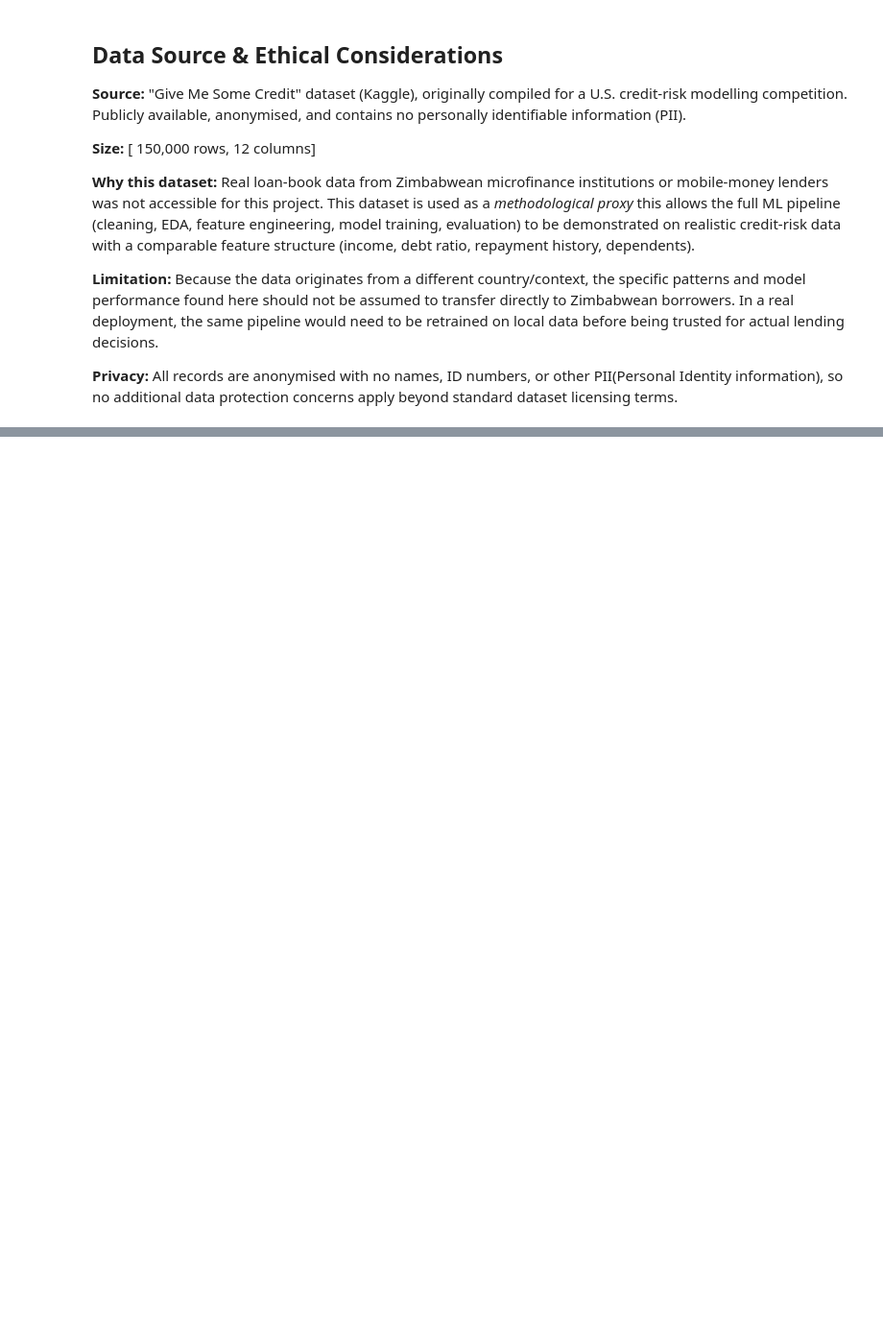
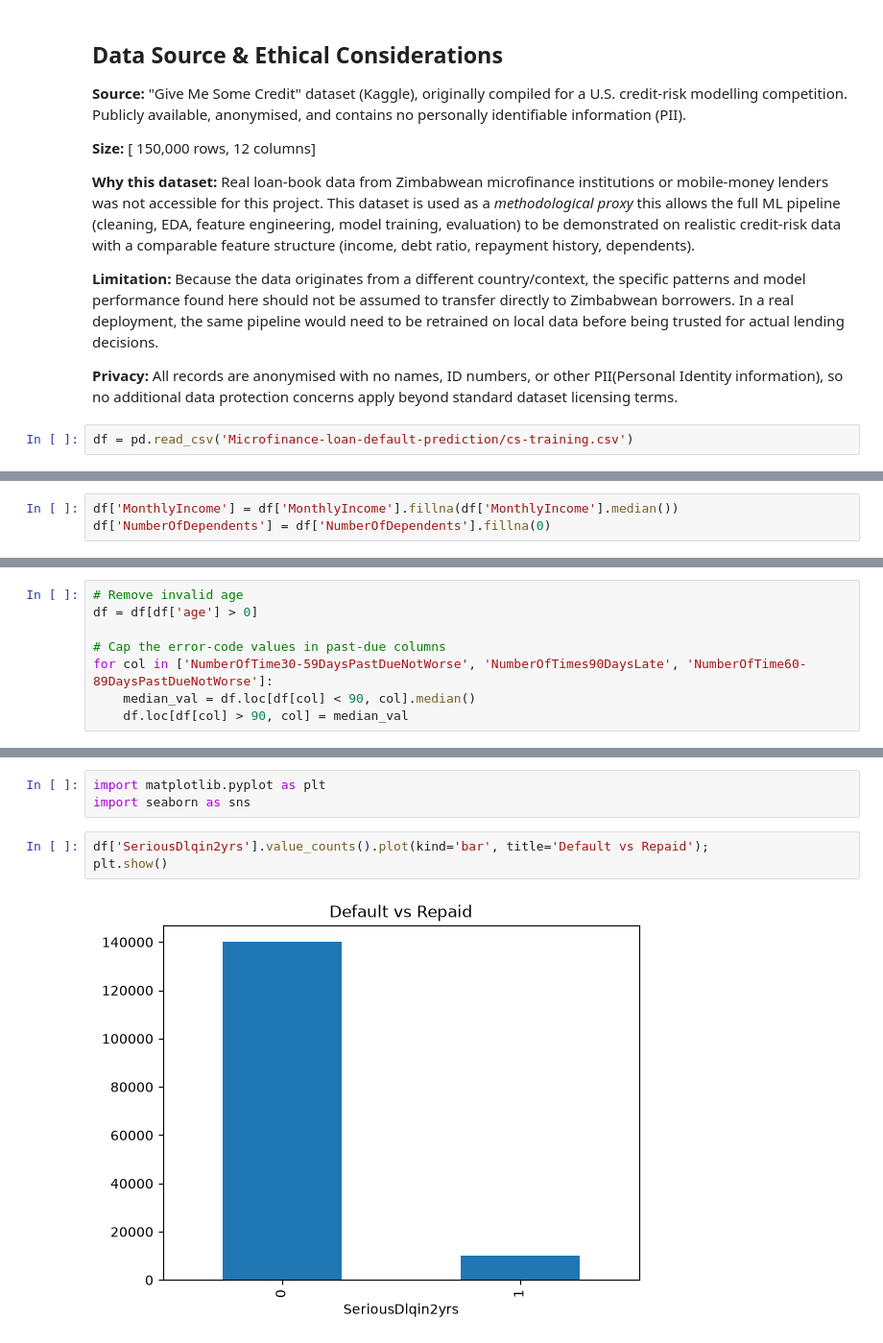
Before and after one commit to kaindtecla-cyber/Microfinance-loan-default-prediction, a Jupyter notebook: main.ipynb, the cells around one changed output, grey strips where cells are left out. Shown at 96% size. Saved outputs shown, nothing was run; the diff lists cells and outputs as text; blank space fills up the shorter version.

```diff
--- a/main.ipynb
+++ b/main.ipynb
@@ -107,3 +110,5 @@ to be retrained on local data before being trusted for actual lending decisions.
 
 **Privacy:** All records are anonymised with no names, ID numbers, or other PII(Personal Identity information), so
 no additional data protection concerns apply beyond standard dataset licensing terms.
+# %%
+df = pd.read_csv('Microfinance-loan-default-prediction/cs-training.csv')
@@ -109,0 +195,3 @@ no additional data protection concerns apply beyond standard dataset licensing t
+# %%
+df['MonthlyIncome'] = df['MonthlyIncome'].fillna(df['MonthlyIncome'].median())
+df['NumberOfDependents'] = df['NumberOfDependents'].fillna(0)
@@ -109,0 +238,8 @@ no additional data protection concerns apply beyond standard dataset licensing t
+# %%
+# Remove invalid age
+df = df[df['age'] > 0]
+
+# Cap the error-code values in past-due columns
+for col in ['NumberOfTime30-59DaysPastDueNotWorse', 'NumberOfTimes90DaysLate', 'NumberOfTime60-89DaysPastDueNotWorse']:
+    median_val = df.loc[df[col] < 90, col].median()
+    df.loc[df[col] > 90, col] = median_val
@@ -109,0 +327,8 @@ no additional data protection concerns apply beyond standard dataset licensing t
+# %%
+import matplotlib.pyplot as plt
+import seaborn as sns
+# %%
+df['SeriousDlqin2yrs'].value_counts().plot(kind='bar', title='Default vs Repaid');
+plt.show()
+# %% [output]
+[figure, added]
```
Also changed, not shown: parts of 41 cells of this notebook.
